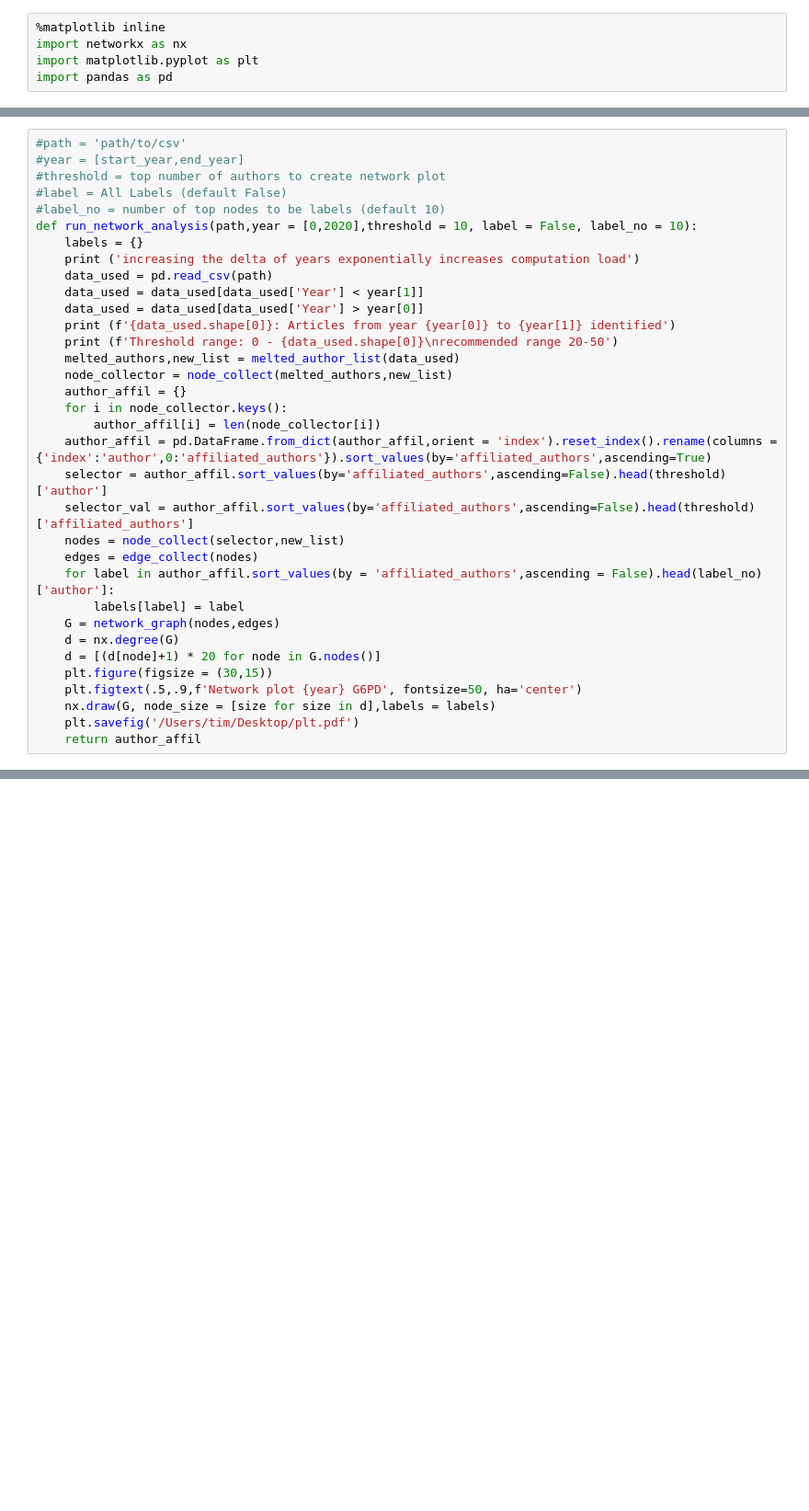
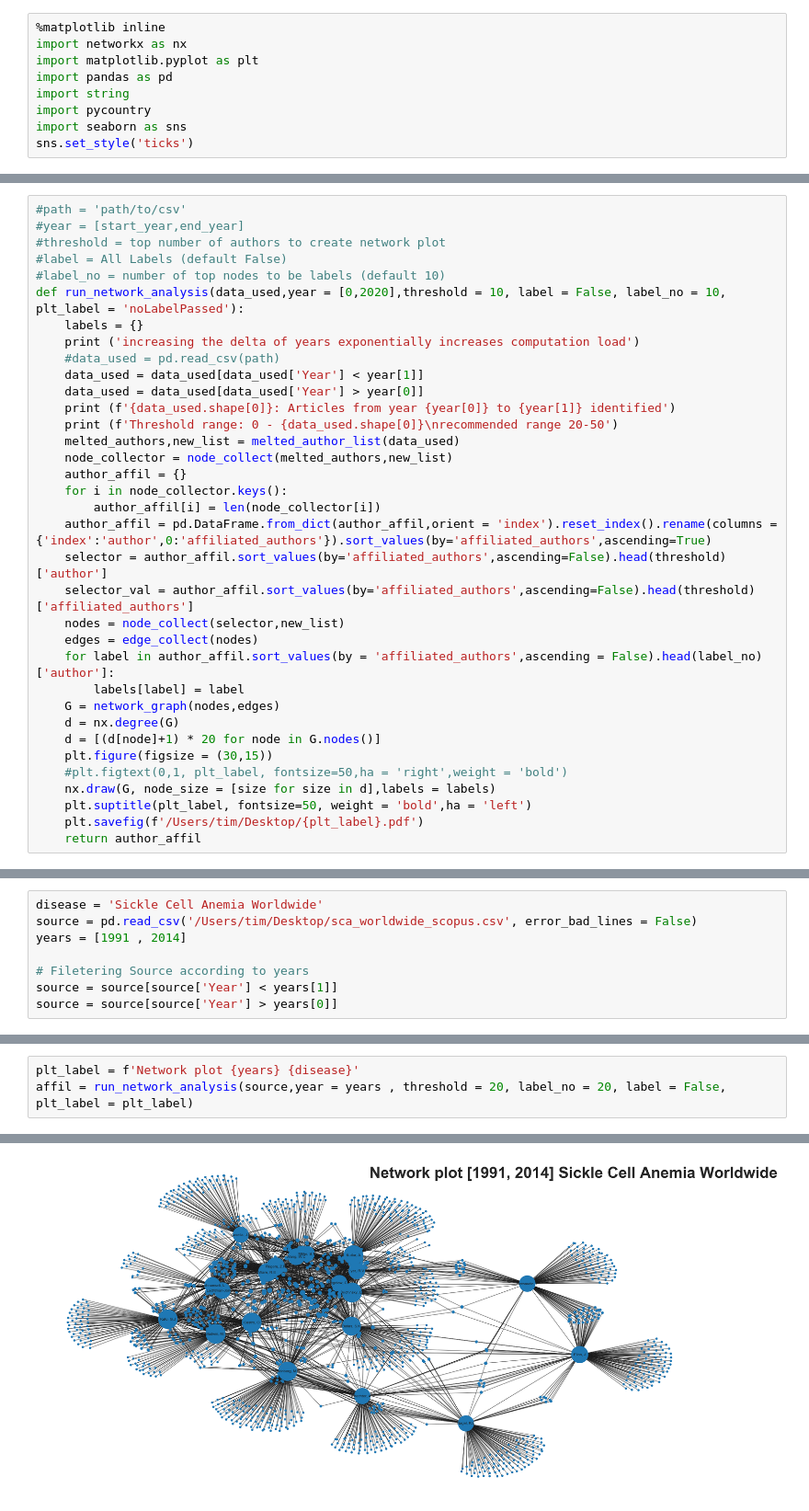
Before and after one commit to anmol6536/scopus_data_retrieval, a Jupyter notebook: network_plot.ipynb, the cells around one changed output, grey strips where cells are left out. Shown at 92% size. Cells and saved outputs as stored; diff of their text form; blank space fills up the shorter version.

```diff
--- a/network_plot.ipynb
+++ b/network_plot.ipynb
@@ -3,6 +3,10 @@
 import networkx as nx
 import matplotlib.pyplot as plt
 import pandas as pd
+import string
+import pycountry
+import seaborn as sns
+sns.set_style('ticks')
 # %%
 def melted_author_list(scopus_dataframe):
     author_list = []
@@ -65,10 +144,10 @@ def network_graph(nodes,edges):
 #threshold = top number of authors to create network plot
 #label = All Labels (default False)
 #label_no = number of top nodes to be labels (default 10)
-def run_network_analysis(path,year = [0,2020],threshold = 10, label = False, label_no = 10):
+def run_network_analysis(data_used,year = [0,2020],threshold = 10, label = False, label_no = 10, plt_label = 'noLabelPassed'):
     labels = {}
     print ('increasing the delta of years exponentially increases computation load')
-    data_used = pd.read_csv(path)
+    #data_used = pd.read_csv(path)
     data_used = data_used[data_used['Year'] < year[1]]
     data_used = data_used[data_used['Year'] > year[0]]
     print (f'{data_used.shape[0]}: Articles from year {year[0]} to {year[1]} identified')
@@ -89,7 +168,8 @@ def run_network_analysis(path,year = [0,2020],threshold = 10, label = False, lab
     d = nx.degree(G)
     d = [(d[node]+1) * 20 for node in G.nodes()]
     plt.figure(figsize = (30,15))
-    plt.figtext(.5,.9,f'Network plot {year} G6PD', fontsize=50, ha='center')
+    #plt.figtext(0,1, plt_label, fontsize=50,ha = 'right',weight = 'bold')
     nx.draw(G, node_size = [size for size in d],labels = labels)
-    plt.savefig('/Users/tim/Desktop/plt.pdf')
+    plt.suptitle(plt_label, fontsize=50, weight = 'bold',ha = 'left')
+    plt.savefig(f'/Users/tim/Desktop/{plt_label}.pdf')
     return author_affil
@@ -115,0 +189,8 @@ The iterable function was deprecated in Matplotlib 3.1 and will be removed in 3.
+# %%
+disease = 'Sickle Cell Anemia Worldwide'
+source = pd.read_csv('/Users/tim/Desktop/sca_worldwide_scopus.csv', error_bad_lines = False)
+years = [1991 , 2014]
+
+# Filetering Source according to years
+source = source[source['Year'] < years[1]]
+source = source[source['Year'] > years[0]]
@@ -115,0 +214,4 @@ The iterable function was deprecated in Matplotlib 3.1 and will be removed in 3.
+# %%
+plt_label = f'Network plot {years} {disease}'
+affil = run_network_analysis(source,year = years , threshold = 20, label_no = 20, label = False, plt_label = plt_label)
+# %% [output]
@@ -115,0 +239 @@ The iterable function was deprecated in Matplotlib 3.1 and will be removed in 3.
+[figure, added]
```
Also changed, not shown: parts of 16 cells of this notebook.
